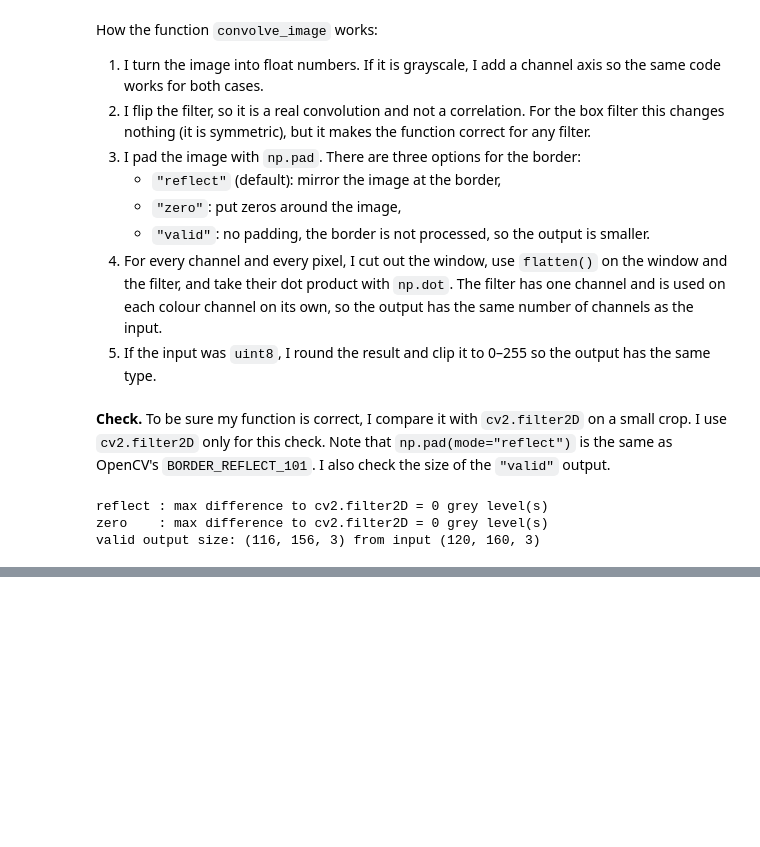
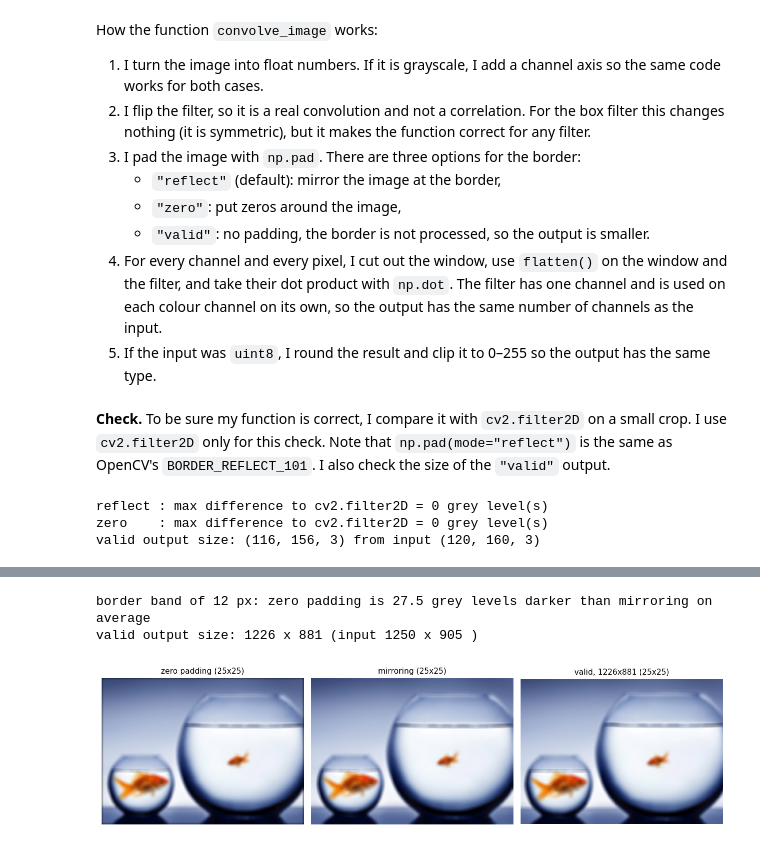
Before and after one commit to KianIzadpanah/assignment-1-Kian-Izadpanah, a Jupyter notebook: assignment1.ipynb, the cells around one changed output, grey strips where cells are left out. Saved outputs shown, nothing was run; the diff lists cells and outputs as text; code cells hidden in the pictures; blank space fills up the shorter version.

```diff
--- a/assignment1.ipynb
+++ b/assignment1.ipynb
@@ -355,0 +414,24 @@ valid output size: (116, 156, 3) from input (120, 160, 3)
+# %%
+s = 25
+b_zero = convolve_image(goldfish, make_box_filter(s), padding="zero")
+b_reflect = blurred_imgs[s]
+b_valid = convolve_image(goldfish, make_box_filter(s), padding="valid")
+for name, im in [("1b_border_zero.png", b_zero), ("1b_border_reflect.png", b_reflect),
+                 ("1b_border_valid.png", b_valid)]:
+    save_image(name, im)
+
+band = s // 2
+edge_mask = np.zeros((H0, W0), bool)
+edge_mask[:band, :] = edge_mask[-band:, :] = edge_mask[:, :band] = edge_mask[:, -band:] = True
+dark = float(b_reflect[edge_mask].mean() - b_zero[edge_mask].mean())
+print(f"border band of {band} px: zero padding is {dark:.1f} grey levels darker than mirroring on average")
+print("valid output size:", b_valid.shape[1], "x", b_valid.shape[0], "(input", W0, "x", H0, ")")
+RESULTS["1b_border"] = {"band_px": band, "zero_darker_by": dark, "valid_size": [b_valid.shape[1], b_valid.shape[0]]}
+
+show_grid([b_zero, b_reflect, b_valid],
+          [f"zero padding ({s}x{s})", f"mirroring ({s}x{s})", f"valid, {b_valid.shape[1]}x{b_valid.shape[0]} ({s}x{s})"],
+          ncols=3, fig_name="1b_borders.png", cell=3.8)
+# %% [output]
+border band of 12 px: zero padding is 27.5 grey levels darker than mirroring on average
+valid output size: 1226 x 881 (input 1250 x 905 )
+[figure, added]
```
Also changed, not shown: parts of 3 cells of this notebook, 12 other files.
